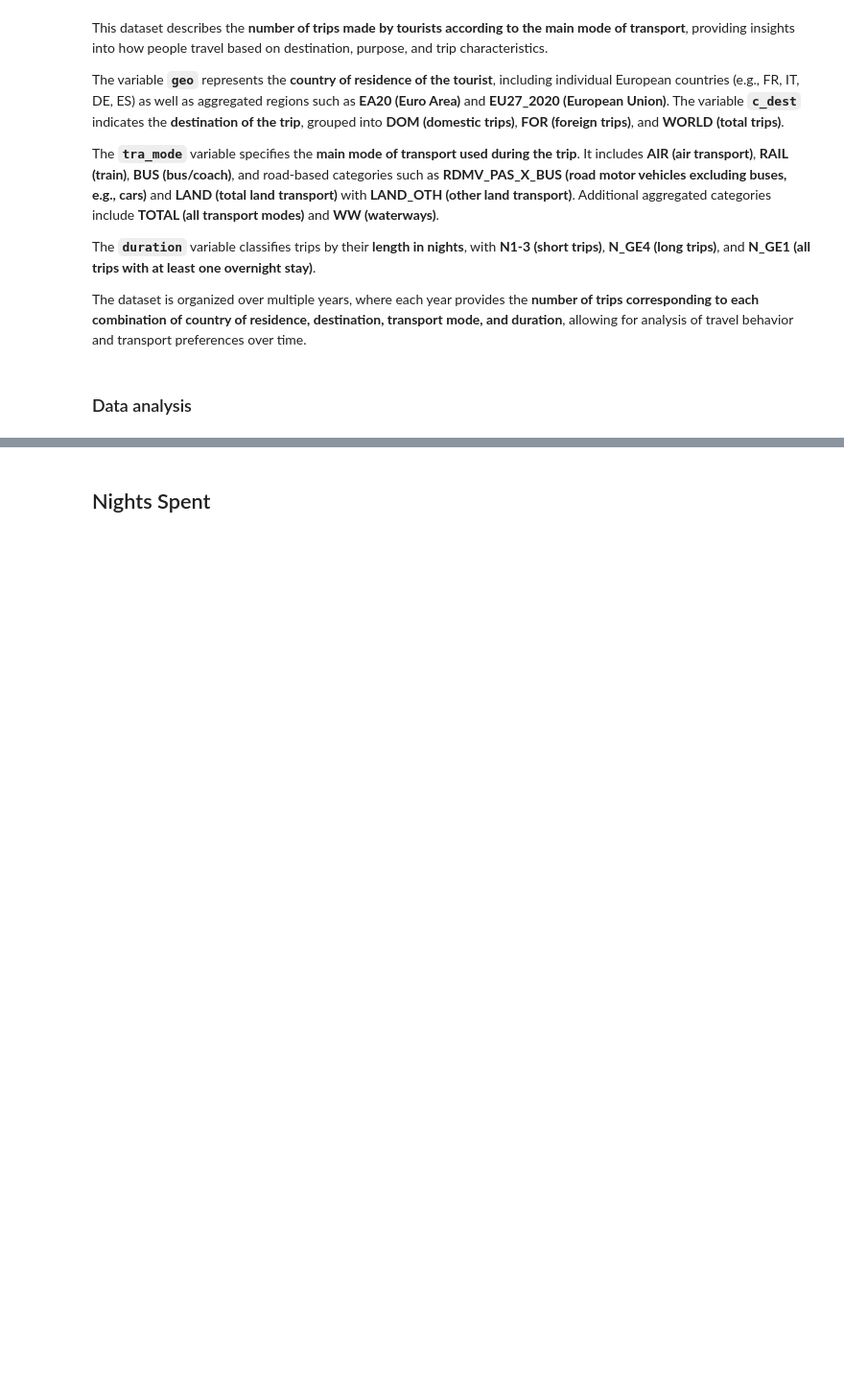
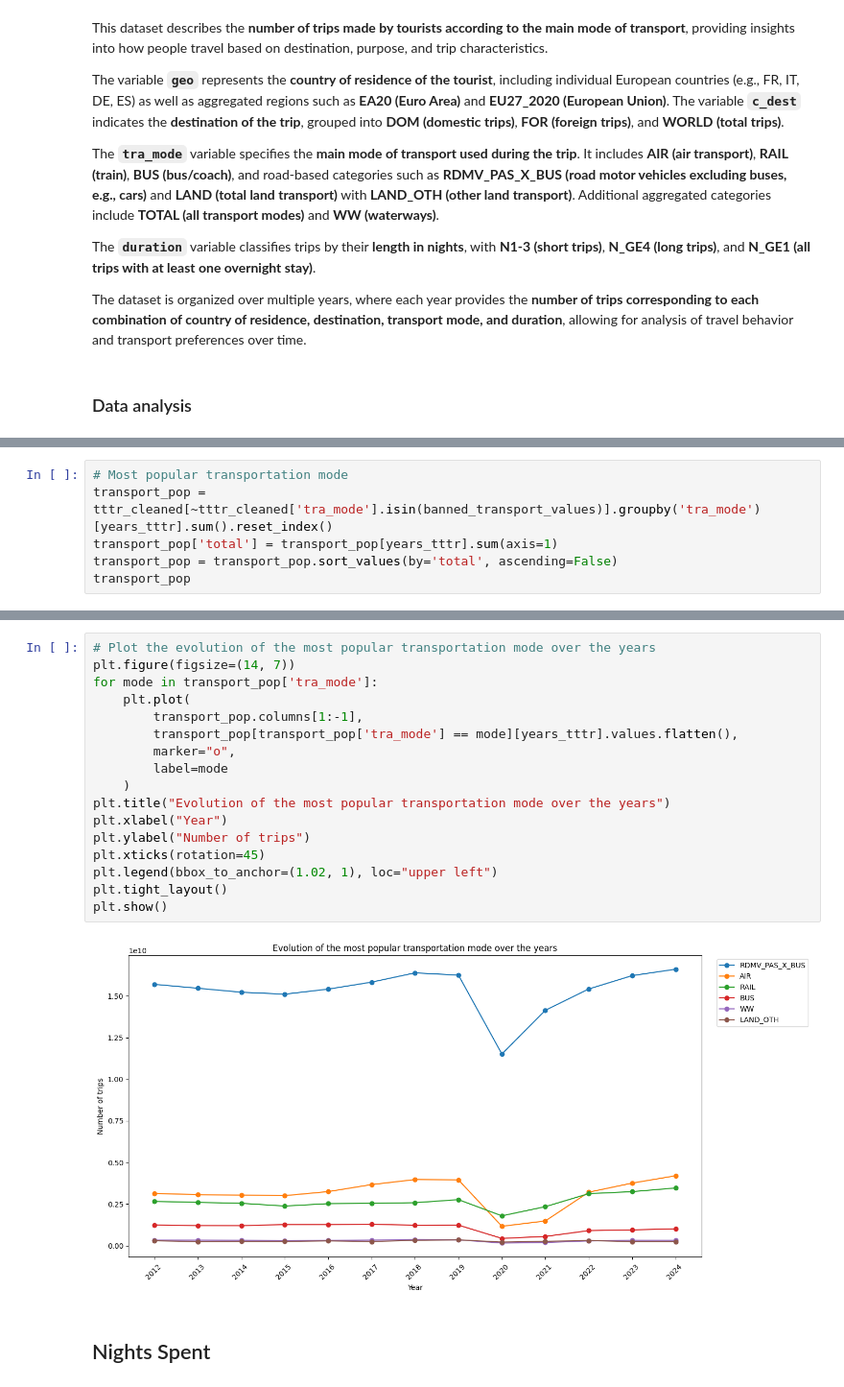
Before and after one commit to com-480-data-visualization/EUFLOW, a Jupyter notebook: analysis.ipynb, the cells around one changed output, grey strips where cells are left out. Shown at 96% size. Cells and saved outputs as stored; diff of their text form; blank space fills up the shorter version.

```diff
--- a/analysis.ipynb
+++ b/analysis.ipynb
@@ -694,3 +709,9 @@ duration_id_max_transport
 | 0 | N1-3 | RDMV_PAS_X_BUS | RDMV_PAS_X_BUS | RDMV_PAS_X_BUS | RDMV_PAS_X_BUS | RDMV_PAS_X_BUS | RDMV_PAS_X_BUS | RDMV_PAS_X_BUS | RDMV_PAS_X_BUS | RDMV_PAS_X_BUS | RDMV_PAS_X_BUS | ... |
 | 1 | N_GE1 | RDMV_PAS_X_BUS | RDMV_PAS_X_BUS | RDMV_PAS_X_BUS | RDMV_PAS_X_BUS | RDMV_PAS_X_BUS | RDMV_PAS_X_BUS | RDMV_PAS_X_BUS | RDMV_PAS_X_BUS | RDMV_PAS_X_BUS | RDMV_PAS_X_BUS | ... |
 | 2 | N_GE4 | RDMV_PAS_X_BUS | RDMV_PAS_X_BUS | RDMV_PAS_X_BUS | RDMV_PAS_X_BUS | RDMV_PAS_X_BUS | RDMV_PAS_X_BUS | RDMV_PAS_X_BUS | RDMV_PAS_X_BUS | RDMV_PAS_X_BUS | RDMV_PAS_X_BUS | ... |
+# %%
+# Most popular transportation mode
+transport_pop = tttr_cleaned[~tttr_cleaned['tra_mode'].isin(banned_transport_values)].groupby('tra_mode')[years_tttr].sum().reset_index()
+transport_pop['total'] = transport_pop[years_tttr].sum(axis=1)
+transport_pop = transport_pop.sort_values(by='total', ascending=False)
+transport_pop
@@ -697,3 +726,22 @@ duration_id_max_transport
+# %%
+# Plot the evolution of the most popular transportation mode over the years
+plt.figure(figsize=(14, 7))
+for mode in transport_pop['tra_mode']:
+    plt.plot(
+        transport_pop.columns[1:-1],
+        transport_pop[transport_pop['tra_mode'] == mode][years_tttr].values.flatten(),
+        marker="o",
+        label=mode
+    )
+plt.title("Evolution of the most popular transportation mode over the years")
+plt.xlabel("Year")
+plt.ylabel("Number of trips")
+plt.xticks(rotation=45)
+plt.legend(bbox_to_anchor=(1.02, 1), loc="upper left")
+plt.tight_layout()
+plt.show()
+# %% [output]
+[figure, added]
 # %% [markdown]
 ## Nights Spent
 # %% [markdown]
```
Also changed, not shown: parts of 17 cells of this notebook.
